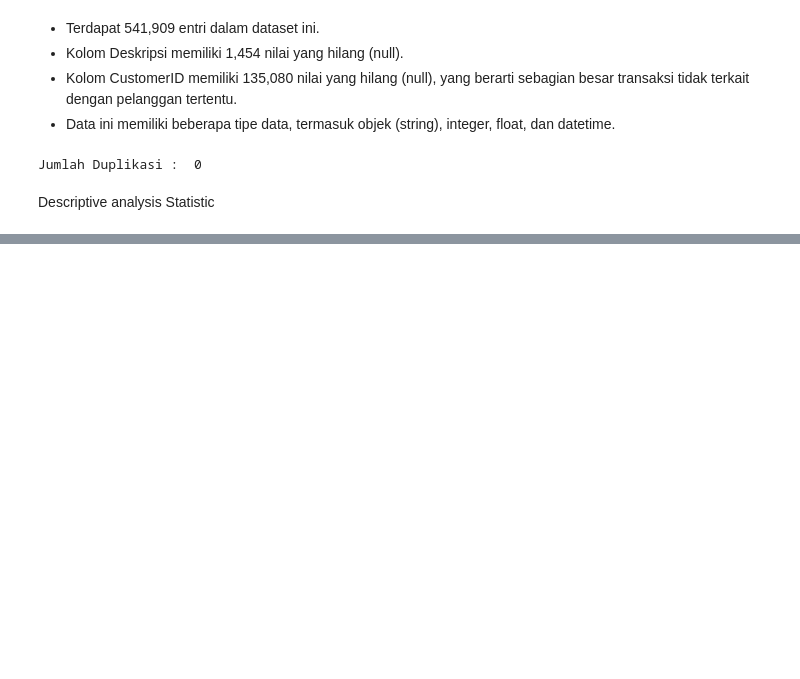
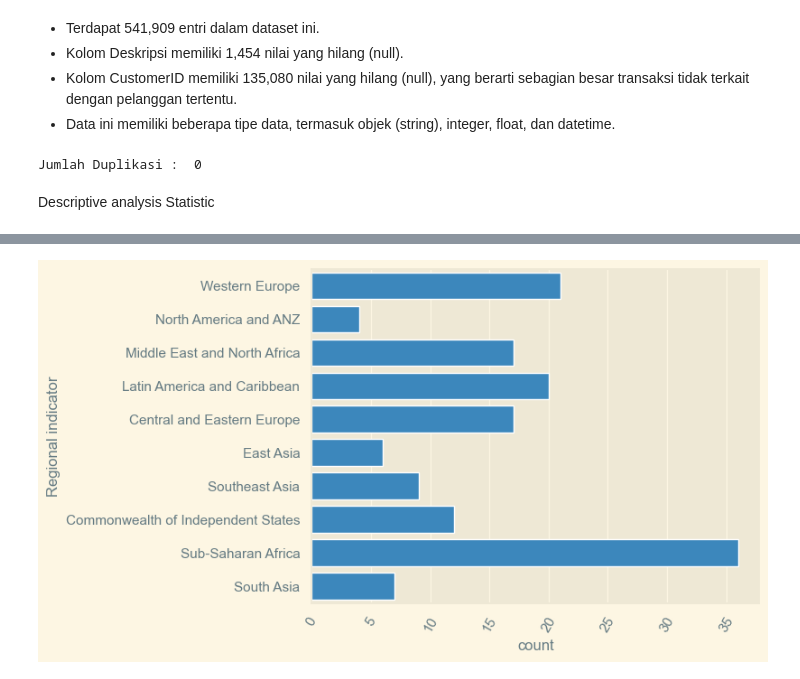
Before and after one commit to Mudhya19/Indonesia-Happiness-Rank-Report, a Jupyter notebook: indonesia happiness rank report.ipynb, the cells around one changed output, grey strips where cells are left out. Saved outputs shown, nothing was run; the diff lists cells and outputs as text; code cells hidden in the pictures; blank space fills up the shorter version.

```diff
--- a/indonesia happiness rank report.ipynb
+++ b/indonesia happiness rank report.ipynb
@@ -165,0 +187,6 @@ Cleaning Data
+# %%
+sns.countplot(df_2021["Regional indicator"])
+plt.xticks(rotation = 60)
+plt.show()
+# %% [output]
+[figure, added]
```
Also changed, not shown: parts of 6 cells of this notebook.
